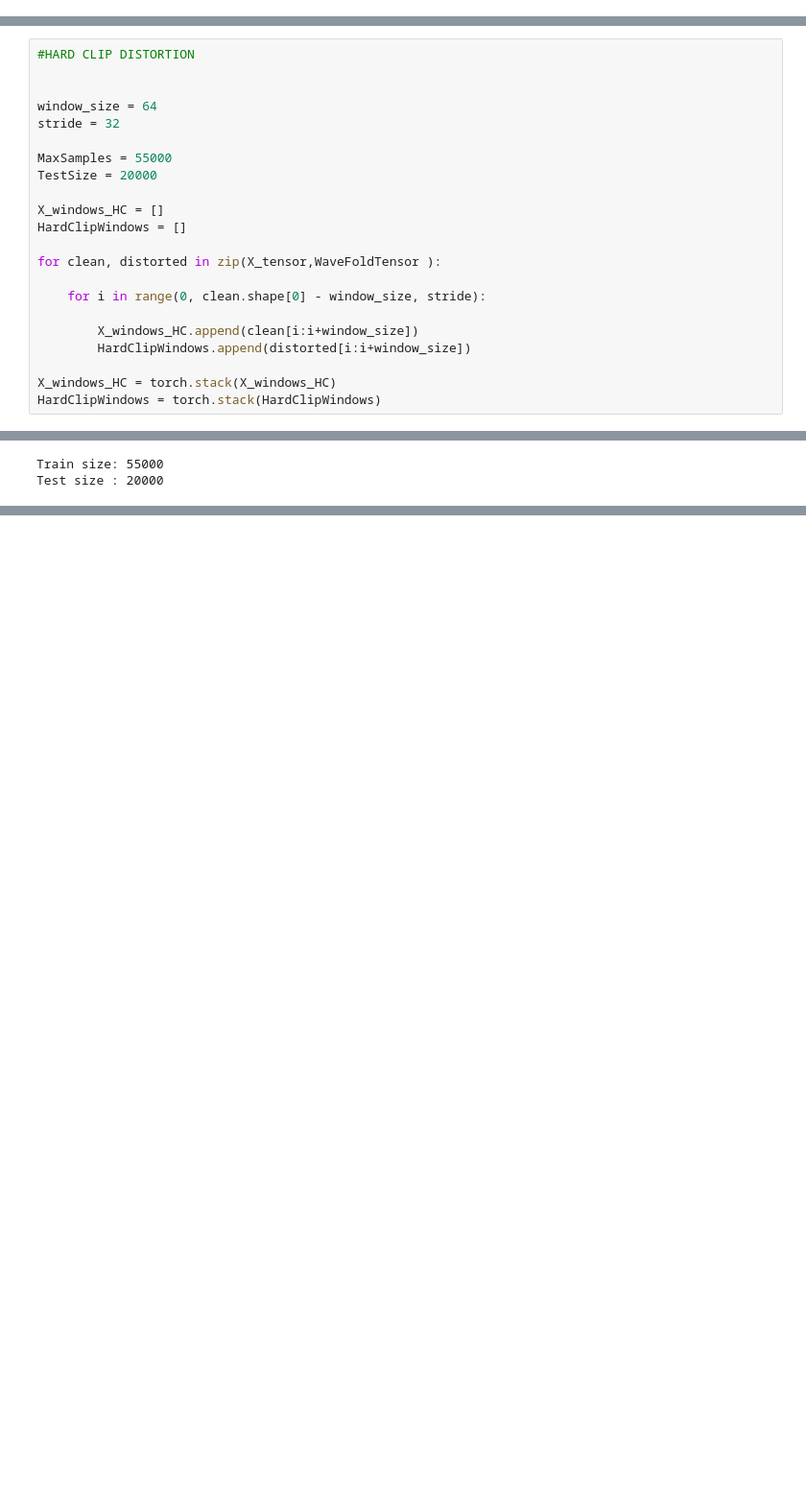
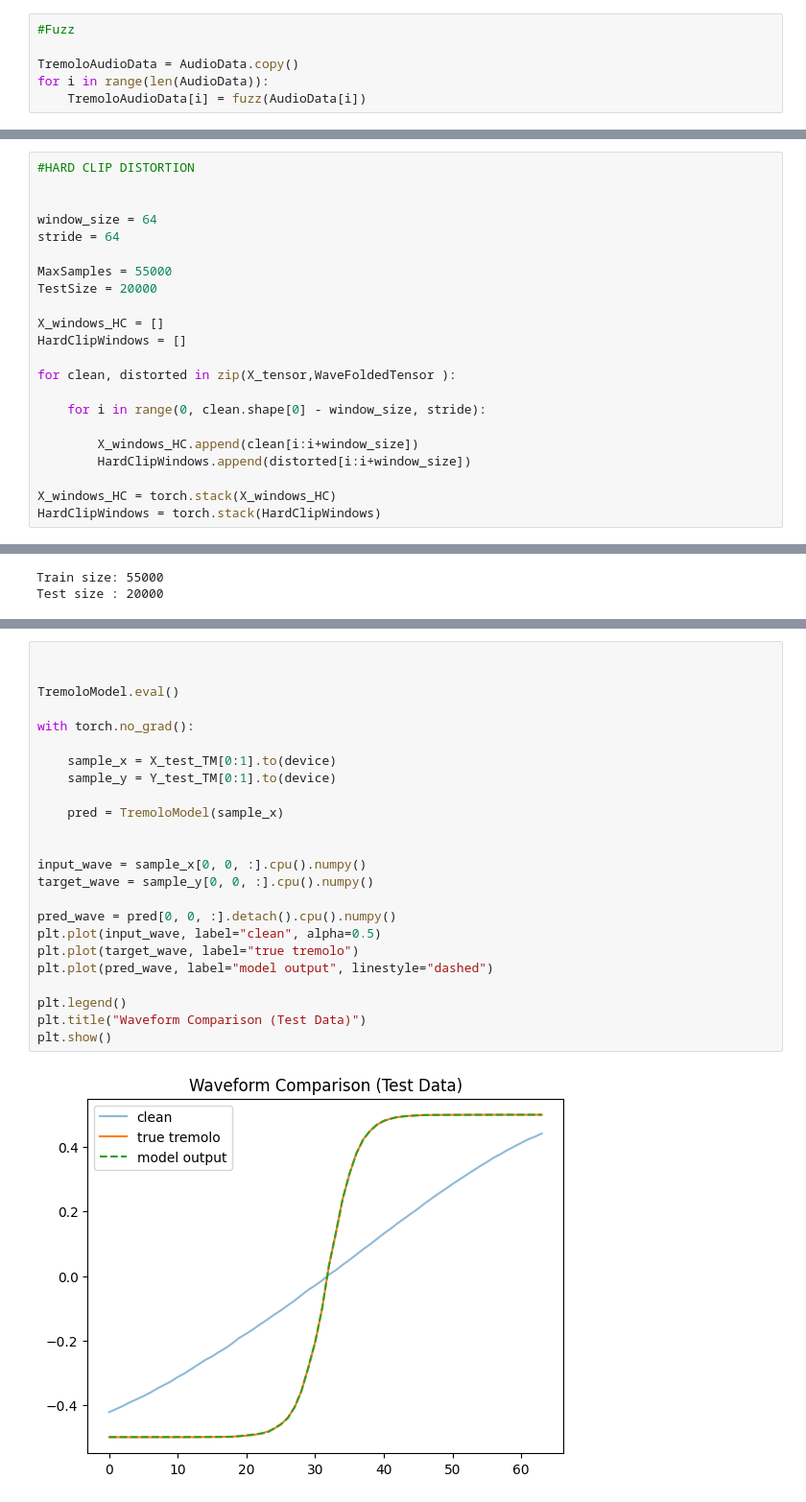
Before and after one commit to mlgfamlmao/neural-network-audio-effects-approximation, a Jupyter notebook: main.ipynb, the cells around one changed output, grey strips where cells are left out. Shown at 96% size. Drawn from its saved outputs; the diff is of its cells as text; blank space fills up the shorter version.

```diff
--- a/main.ipynb
+++ b/main.ipynb
@@ -76,6 +81,12 @@ for i in range(len(AudioData)):
 WaveFoldedAudioData = AudioData.copy()
 for i in range(len(AudioData)):
     WaveFoldedAudioData[i] = wavefold(AudioData[i])
+# %%
+#Fuzz
+
+TremoloAudioData = AudioData.copy()
+for i in range(len(AudioData)):
+    TremoloAudioData[i] = fuzz(AudioData[i])
 # %%
 X_tensor = torch.tensor(AudioData, dtype=torch.float32)
 
@@ -182,7 +202,7 @@ SoftClipWindows = torch.stack(SoftClipWindows)
 
 
 window_size = 64
-stride = 32
+stride = 64
 
 MaxSamples = 55000
 TestSize = 20000
@@ -190,7 +210,7 @@ TestSize = 20000
 X_windows_HC = []
 HardClipWindows = []
 
-for clean, distorted in zip(X_tensor,WaveFoldTensor ):
+for clean, distorted in zip(X_tensor,WaveFoldedTensor ):
 
     for i in range(0, clean.shape[0] - window_size, stride):
 
@@ -530,0 +733,26 @@ plt.show()
+# %%
+
+
+TremoloModel.eval()
+
+with torch.no_grad():
+
+    sample_x = X_test_TM[0:1].to(device)
+    sample_y = Y_test_TM[0:1].to(device)
+
+    pred = TremoloModel(sample_x)
+
+
+input_wave = sample_x[0, 0, :].cpu().numpy()
+target_wave = sample_y[0, 0, :].cpu().numpy()
+
+pred_wave = pred[0, 0, :].detach().cpu().numpy()
+plt.plot(input_wave, label="clean", alpha=0.5)
+plt.plot(target_wave, label="true tremolo")
+plt.plot(pred_wave, label="model output", linestyle="dashed")
+
+plt.legend()
+plt.title("Waveform Comparison (Test Data)")
+plt.show()
+# %% [output]
+[figure, added]
```
Also changed, not shown: parts of 21 cells of this notebook, 16 other files.
